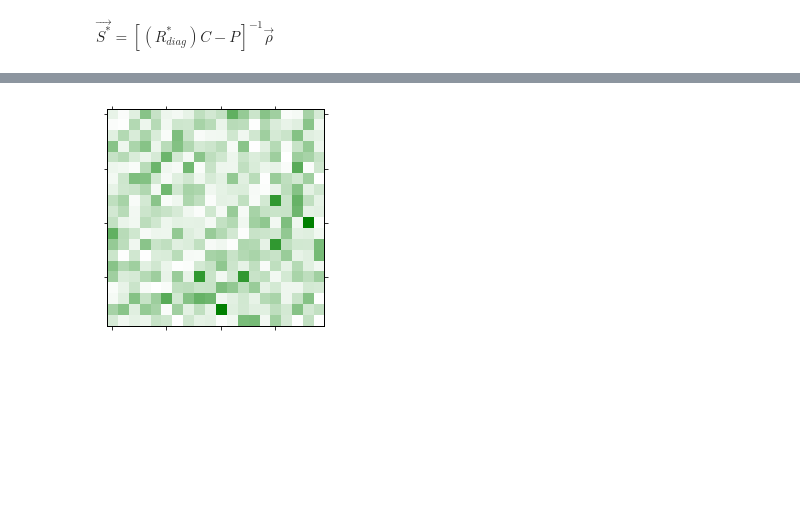
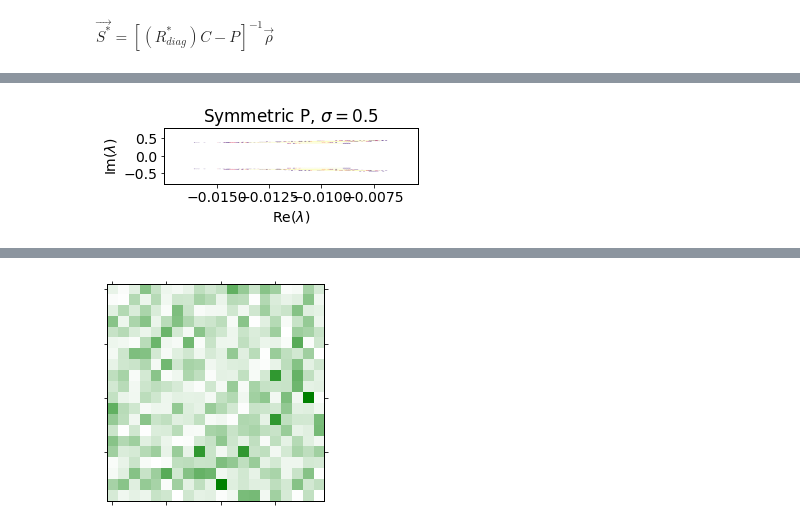
Before and after one commit to hnmns/Microbiome_Stability_Diversity, a Jupyter notebook: microbiome_stab_div.ipynb, the cells around one changed output, grey strips where cells are left out. Cells and saved outputs as stored; diff of their text form; code cells hidden in the pictures; blank space fills up the shorter version.

```diff
--- a/microbiome_stab_div.ipynb
+++ b/microbiome_stab_div.ipynb
@@ -516,0 +694,92 @@ listo
+# %%
+
+
+### Plot Eigenvalues of Various Linearized Systems
+    ### (Eval'd at the respective steady states for single fixed mu and rho
+
+# Loop the code below over a list of sigmas
+    # Subplots with left column symmetric, right asymmetric
+    # Make list, stability_probs. For each aEVs with different sig, append the
+      # ratio of matrices that have any Re(lam)>0 to k.
+
+sigs = [0.5,1,2,5,10]
+# sigs = [0.5]
+# just have one pair (sEVs,aEVs) at a time for simplicity
+    # generate sEVs, aEVs with current sigma
+    # plot them
+    # append to stability_freq using aEVs
+
+n = 20      # number of species AND number of resrcs
+k = 750     # number of systems to generate
+
+stability_freqs = [] # len(sigs)
+
+for j, s in enumerate(sigs):
+
+    sEVs = rand_eigval_gen(n, k, sig = s, symmetric=True)
+    aEVs = rand_eigval_gen(n, k, sig = s, symmetric=False)
+
+    for i, q in enumerate([sEVs, aEVs]): # i index, q current value
+
+        x = q.real
+        y = q.imag
+
+
+        plt.rcParams["axes.edgecolor"] = "black"
+        plt.rcParams["axes.linewidth"] = 1
+
+        fig, ax = plt.subplots(figsize = (10, 6))
+
+        #cmap = plt.cm.viridis_r  ### old, gets an error
+        cmap = mpl.cm.get_cmap("magma").copy()
+        cmap.set_under(color = 'white')
+
+        plt.axvline(0, c='grey', linestyle='--', linewidth=1, ymin=0.07, ymax=0.93) ### stability threshold (Re = 0)
+
+        font = {'size' : 14}
+        plt.rc('font', **font)
+
+
+        plt.subplot(len(sigs),2,(j+i+1));
+        plt.hexbin(x, y, bins=None, cmap=cmap, linewidths=0.1) ### bins = 'log' seems unhelpful???
+
+        plt.xlabel(r'Re($\lambda$)')
+
+        plt.clim(10**(-8), 5.0) ### color limits, increase upper for better contrast ???
+        ### originally, (10**(-8), 2.0)
+
+        xmin, xmax = plt.xlim()
+        nxm = (xmax - xmin) / 10 ### def'n some padding/margins
+        plt.xlim((xmin - nxm, xmax + nxm))
+
+
+        ### Adjusting Re axis tick marks
+        if i==0: ### symmetric P
+            loc = plticker.MultipleLocator(base=0.01) ### tick marks in increments of 'base'
+            ax.xaxis.set_major_locator(loc)
+            plt.title(r'Symmetric P, $\sigma={}$'.format(s))
+            plt.ylabel(r'Im($\lambda$)')
+
+
+        if i==1: ### asymmetric P
+            loc = plticker.MultipleLocator(base=0.01) ### originally, base = 0.02
+            ax.xaxis.set_major_locator(loc)
+            plt.title(r'Asymmetric P, $\sigma={}$'.format(s))
+
+            cb = plt.colorbar(aspect=40, shrink=0.85, pad=0.07)
+            locs = cb.get_ticks()
+            tl = locs[-1] * 2 / 25
+            cb.set_ticks([tl, locs[-1] - tl])
+            cb.set_ticklabels(['Low Density', 'High Density'])
+
+
+        ymin, ymax = plt.ylim()
+        nym = (ymax - ymin) / 3
+        plt.ylim((ymin - nym, ymax + nym))
+
+
+
+
+
+plt.show();
+# %% [output]
@@ -516,0 +796 @@ listo
+[figure, added]
```
Also changed, not shown: parts of 93 cells of this notebook.
